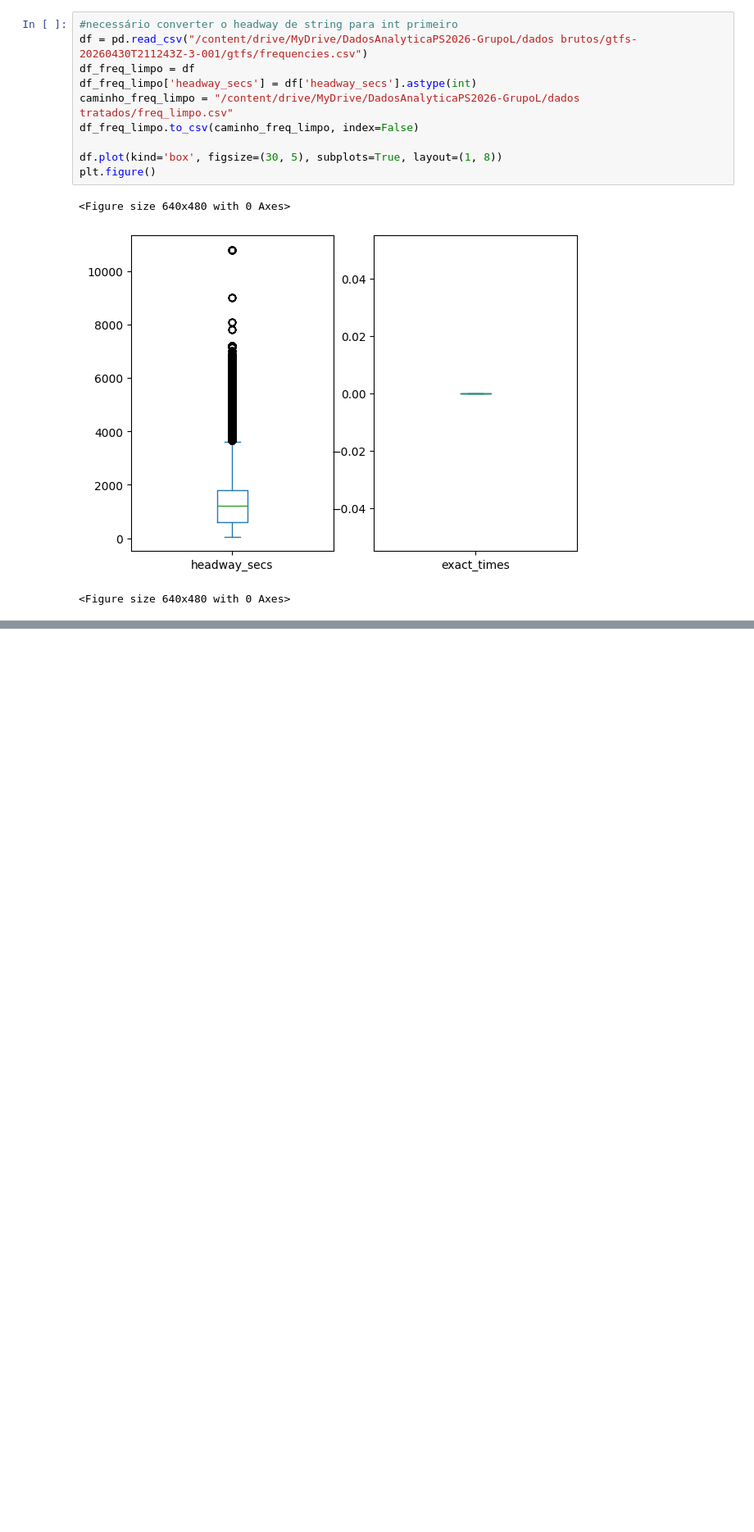
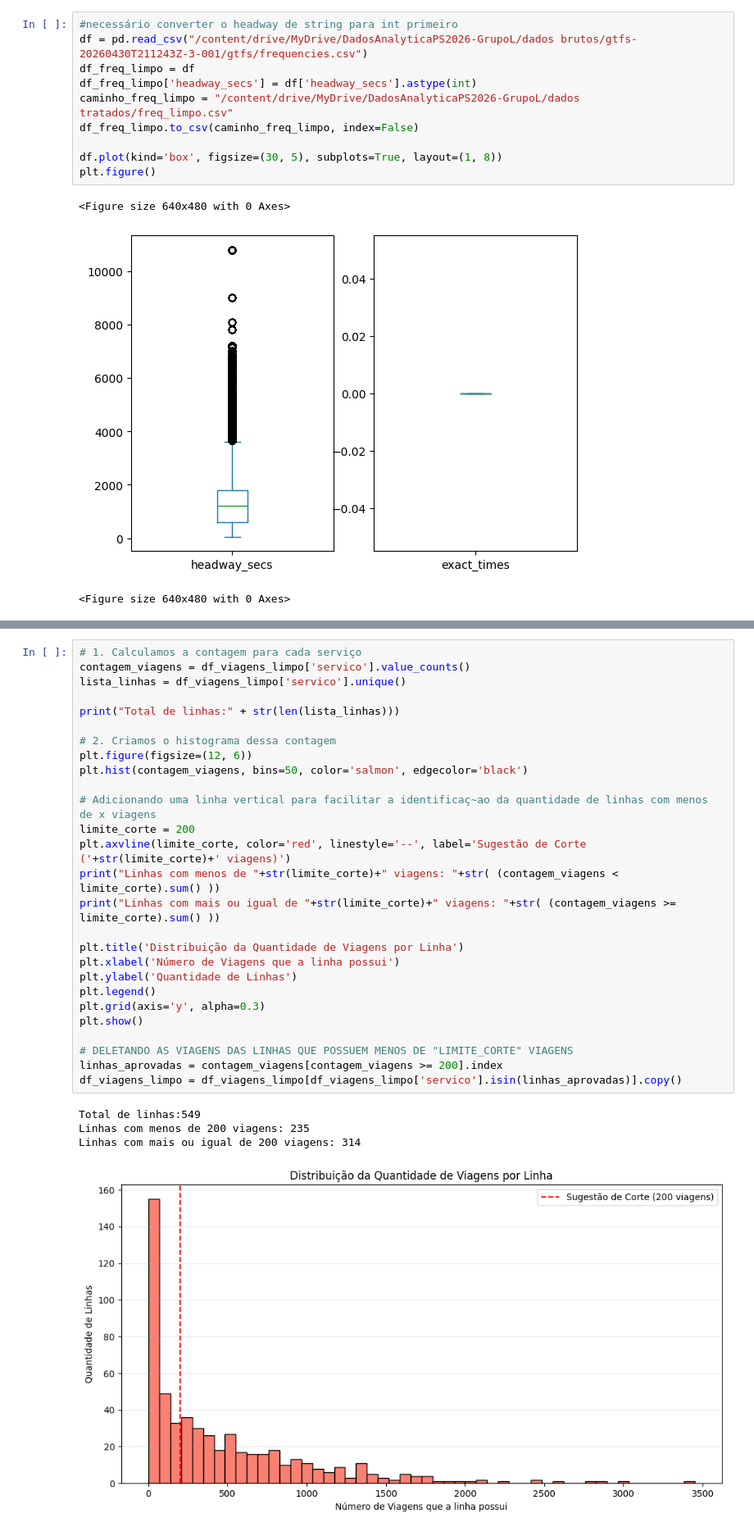
Before and after one commit to luizpcsilva/PS-2026.1-Grupo-L, a Jupyter notebook: PS_2026_Grupo_L.ipynb, the cells around one changed output, grey strips where cells are left out. Shown at 82% size. Drawn from its saved outputs; the diff is of its cells as text; blank space fills up the shorter version.

```diff
--- a/PS_2026_Grupo_L.ipynb
+++ b/PS_2026_Grupo_L.ipynb
@@ -488,0 +511,32 @@ display(df_viagens_limpo.head())
+# %%
+# 1. Calculamos a contagem para cada serviço
+contagem_viagens = df_viagens_limpo['servico'].value_counts()
+lista_linhas = df_viagens_limpo['servico'].unique()
+
+print("Total de linhas:" + str(len(lista_linhas)))
+
+# 2. Criamos o histograma dessa contagem
+plt.figure(figsize=(12, 6))
+plt.hist(contagem_viagens, bins=50, color='salmon', edgecolor='black')
+
+# Adicionando uma linha vertical para facilitar a identificaç~ao da quantidade de linhas com menos de x viagens
+limite_corte = 200
+plt.axvline(limite_corte, color='red', linestyle='--', label='Sugestão de Corte ('+str(limite_corte)+' viagens)')
+print("Linhas com menos de "+str(limite_corte)+" viagens: "+str( (contagem_viagens < limite_corte).sum() ))
+print("Linhas com mais ou igual de "+str(limite_corte)+" viagens: "+str( (contagem_viagens >= limite_corte).sum() ))
+
+plt.title('Distribuição da Quantidade de Viagens por Linha')
+plt.xlabel('Número de Viagens que a linha possui')
+plt.ylabel('Quantidade de Linhas')
+plt.legend()
+plt.grid(axis='y', alpha=0.3)
+plt.show()
+
+# DELETANDO AS VIAGENS DAS LINHAS QUE POSSUEM MENOS DE "LIMITE_CORTE" VIAGENS
+linhas_aprovadas = contagem_viagens[contagem_viagens >= 200].index
+df_viagens_limpo = df_viagens_limpo[df_viagens_limpo['servico'].isin(linhas_aprovadas)].copy()
+# %% [output]
+Total de linhas:549
+Linhas com menos de 200 viagens: 235
+Linhas com mais ou igual de 200 viagens: 314
+[figure, added]
```
Also changed, not shown: parts of 20 cells of this notebook.
